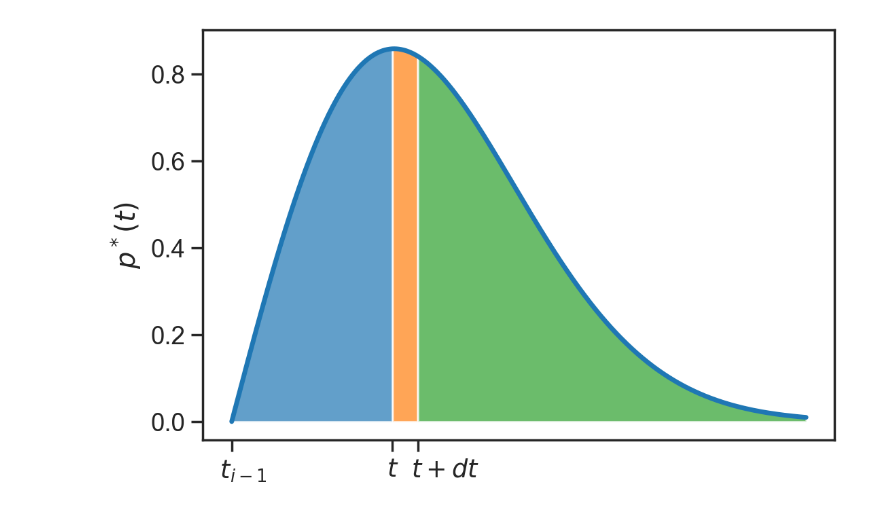
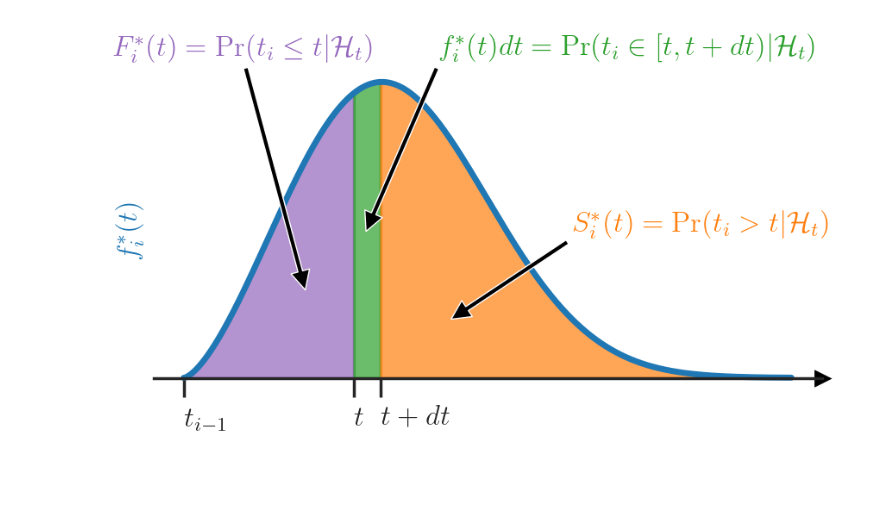
Before and after one commit to shchur/shchur.github.io, a Jupyter notebook: _notebooks/tpp1.ipynb, the cells around one changed output. Saved outputs shown, nothing was run; the diff lists cells and outputs as text; code cells hidden in the pictures; blank space fills up the shorter version.

```diff
--- a/_notebooks/tpp1.ipynb
+++ b/_notebooks/tpp1.ipynb
@@ -14,0 +49,18 @@ colors =  plt.rcParams['axes.prop_cycle'].by_key()['color']
+# %%
+sns.set_style('white')
+fig, axes = plt.subplots(ncols=2, dpi=200, figsize=(5, 2.3), sharey=False, sharex=True)
+np.random.seed(158)
+centers = np.random.uniform(-3, 3, size=[3, 2])
+for i, ax in enumerate(axes):
+    X, y = make_blobs(8 + i * 9, centers=centers, center_box=(-3, 3), cluster_std=0.5, random_state=123 + i)
+    ax.scatter(X[:, 0], X[:, 1], s=61, alpha=0.6, c=colors[1])
+    ax.set(ylim=(-4.1, 4.1), xlim=(-4.1, 4.1),)
+    ax.set_xlabel(r"$x_1$", fontsize=10)
+#     if i == 0:
+    ax.grid()
+    ax.set_ylabel(r"$x_2$", fontsize=10)
+    ax.tick_params(labelsize=8)
+fig.tight_layout()
+plt.subplots_adjust(wspace=0.4)
+# plt.margins(0,0)
+fig.savefig("../img/posts/tpp1/spp_sample.png", bbox_inches="tight")
@@ -52,21 +174,45 @@ plt.show()
 # %%
-fig = plt.figure(dpi=200)
+sns.set_style('ticks')
+fig = plt.figure(dpi=200, figsize=(5, 2.5))
 ax = plt.gca()
 
 p = dist.pdf(x)
 plt.plot(x, p, color=colors[0], linewidth=2.5)
 x_before = x[x < t]
 x_dt = x[(x >= t) & (x < t + dt)]
 x_after = x[x >= t + dt]
 
-ax.fill_between(x_before, dist.pdf(x_before), 0, alpha=0.7)
-ax.fill_between(x_dt, dist.pdf(x_dt), 0, alpha=0.7)
-ax.fill_between(x_after, dist.pdf(x_after), 0, alpha=0.7)
-locs, labels = plt.xticks(np.array([0, t, t + dt]), (r"$\quad t_{i-1}$", r"$t$", r"$\;\qquad t + dt$"))
-ax.xaxis.grid(False)
+ax.fill_between(x_before, dist.pdf(x_before), 0, alpha=0.7, color=colors[4])
+ax.fill_between(x_dt, dist.pdf(x_dt), 0, alpha=0.7, color=colors[2])
+ax.fill_between(x_after, dist.pdf(x_after), 0, alpha=0.7, color=colors[1])
+locs, labels = plt.xticks(np.array([0, t, t + dt]), (r"$\quad t_{i-1}$", r"$t$", r"$\;\;\; t + dt$"))
+# ax.xaxis.grid(False)
+ax.spines['left'].set_visible(False)
+ax.spines['right'].set_visible(False)
+ax.spines['bottom'].set_position('zero')
+ax.spines['top'].set_visible(False)
+ax.yaxis.set_tick_params(labelleft=False, left=False)
+ax.xaxis.set_tick_params(length=8, labelsize=12)
+ax.plot((1), (0), ls="", marker=">", ms=6, color="k",
+    transform=ax.get_yaxis_transform(), clip_on=False)
+for tick in ax.xaxis.get_majorticklabels():
+    tick.set_horizontalalignment("left")
 
-plt.ylabel(r'$p^*(t)$')
+ax.annotate(r"$S_i^*(t) = \Pr(t_i > t | \mathcal{H}_{t})$", (1.1, 0.2), c=colors[1], fontsize=12, xytext=(1.6, 0.5),
+            arrowprops=dict(facecolor="k", width=2, linewidth=0.5, headwidth=8, headlength=8))
+# ax.text(1.6, 0.5, r"$S_i^*(t) = \Pr(t_i > t | \mathcal{H}_{t})$", c=colors[1], fontsize=12)
+# ax.arrow(1.6, 0.5, -0.5, -0.2, color='k', )
+
+# ax.text(1.05, 1.1, r"$f_i^*(t)dt = \Pr(t_i \in [t, t+dt) | \mathcal{H}_{t})$", c=colors[2], fontsize=12)
+ax.annotate(r"$f_i^*(t)dt = \Pr(t_i \in [t, t+dt) | \mathcal{H}_{t})$", (0.75, 0.5), c=colors[2], fontsize=12, xytext=(1.05, 1.1),
+            arrowprops=dict(facecolor="k", width=2, linewidth=0.5, headwidth=8, headlength=8))
+
+# ax.text(-0.29, 1.1, r"$F_i^*(t) = \Pr(t_i < t | \mathcal{H}_{t})$", c=colors[4], fontsize=12)
+ax.annotate(r"$F_i^*(t) = \Pr(t_i \le t | \mathcal{H}_{t})$", (0.5, 0.3), c=colors[4], fontsize=12, xytext=(-0.29, 1.1),
+            arrowprops=dict(facecolor="k", width=2, linewidth=0.5, headwidth=8, headlength=8))
+
+ax.set_ylabel(r'$f^*_i(t)$', fontsize=12, c=colors[0])
 plt.show()
-# plt.xlabel(r'$t$')
+fig.savefig("../img/posts/tpp1/pdf_cdf_sf.png")
 # %% [output]
-[figure, old version]
+[figure, new version]
```
Also changed, not shown: parts of 11 cells of this notebook, 5 other files.
